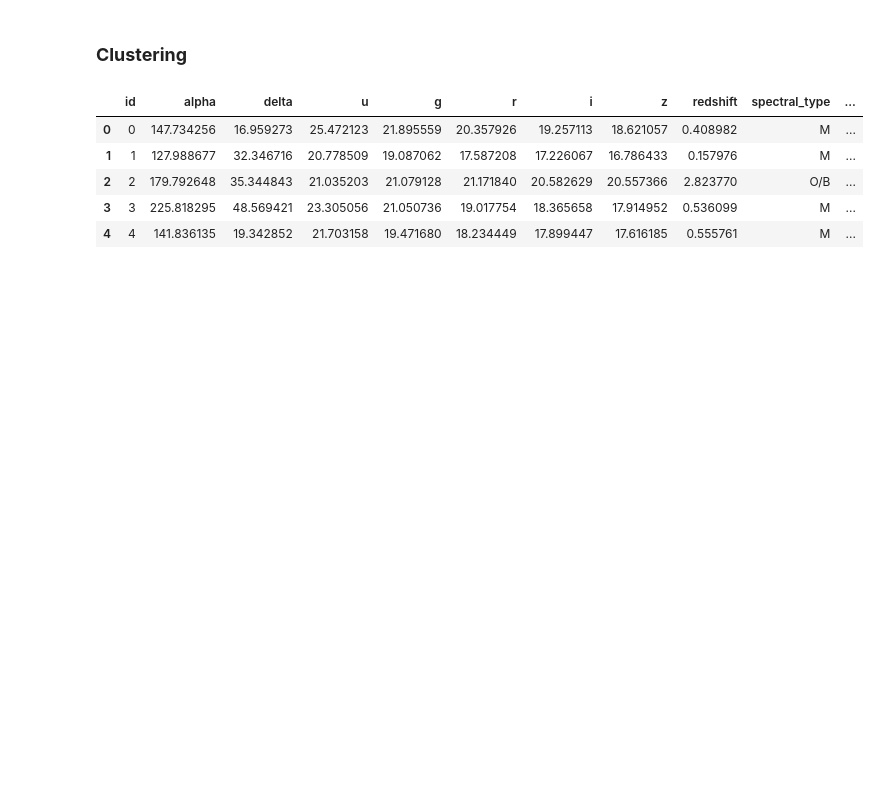
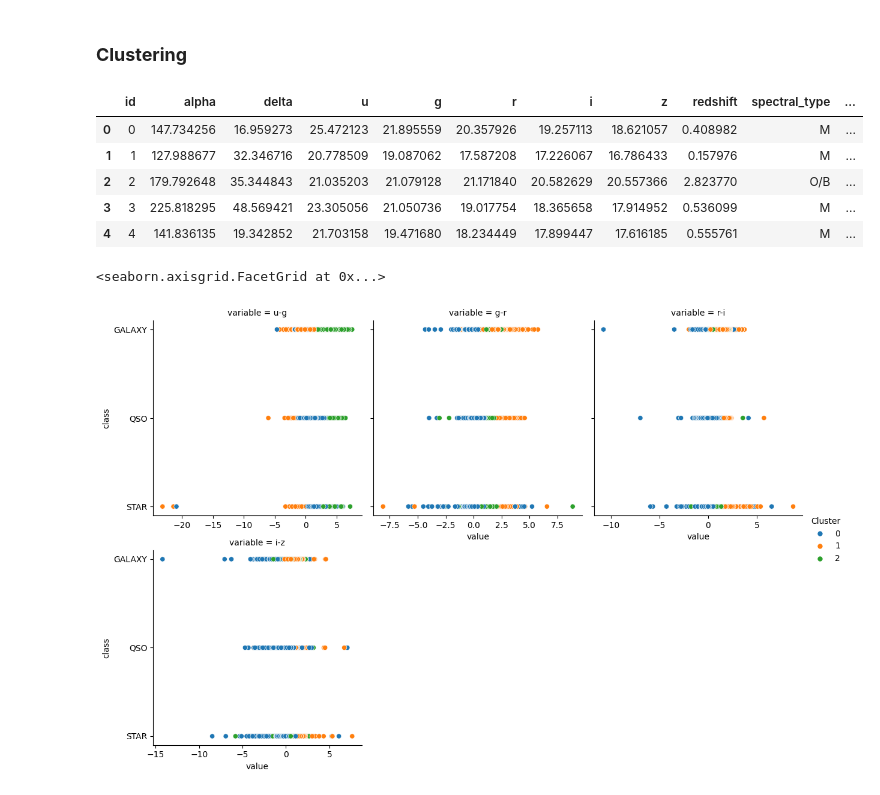
Before and after one commit to 404visco/ML, a Jupyter notebook: Kaggle/stellarclass.ipynb, the cells around one changed output. Cells and saved outputs as stored; diff of their text form; code cells hidden in the pictures; blank space fills up the shorter version.

Commit message:
visualize cluster

```diff
--- a/Kaggle/stellarclass.ipynb
+++ b/Kaggle/stellarclass.ipynb
@@ -143,7 +143,7 @@ X_scaled = StandardScaler().fit_transform(X_cluster)
 
 kmeans = KMeans(n_clusters= 3, random_state=1)
 
-df["Cluster"] = kmeans.fit_predict(df[filter_col])
+df["Cluster"] = kmeans.fit_predict(X_scaled)
 df["Cluster"] = df["Cluster"].astype("category")
 
 df.head()
@@ -154,3 +154,18 @@ df.head()
 | 2 | 2 | 179.792648 | 35.344843 | 21.035203 | 21.079128 | 21.171840 | 20.582629 | 20.557366 | 2.823770 | O/B | ... |
 | 3 | 3 | 225.818295 | 48.569421 | 23.305056 | 21.050736 | 19.017754 | 18.365658 | 17.914952 | 0.536099 | M | ... |
 | 4 | 4 | 141.836135 | 19.342852 | 21.703158 | 19.471680 | 18.234449 | 17.899447 | 17.616185 | 0.555761 | M | ... |
+# %%
+## Visualisasi
+dfc = df.copy()
+dfc["class"] = y
+
+sns.relplot(
+    x="value", y="class", hue="Cluster", col="variable",
+    height=4, aspect=1, facet_kws={'sharex': False}, col_wrap=3,
+    data=dfc.melt(
+        value_vars=filter_col, id_vars=["class", "Cluster"],
+    ),
+)
+# %% [output]
+<seaborn.axisgrid.FacetGrid at 0x...>
+[figure, added]
```
Also changed, not shown: parts of 2 cells of this notebook.
